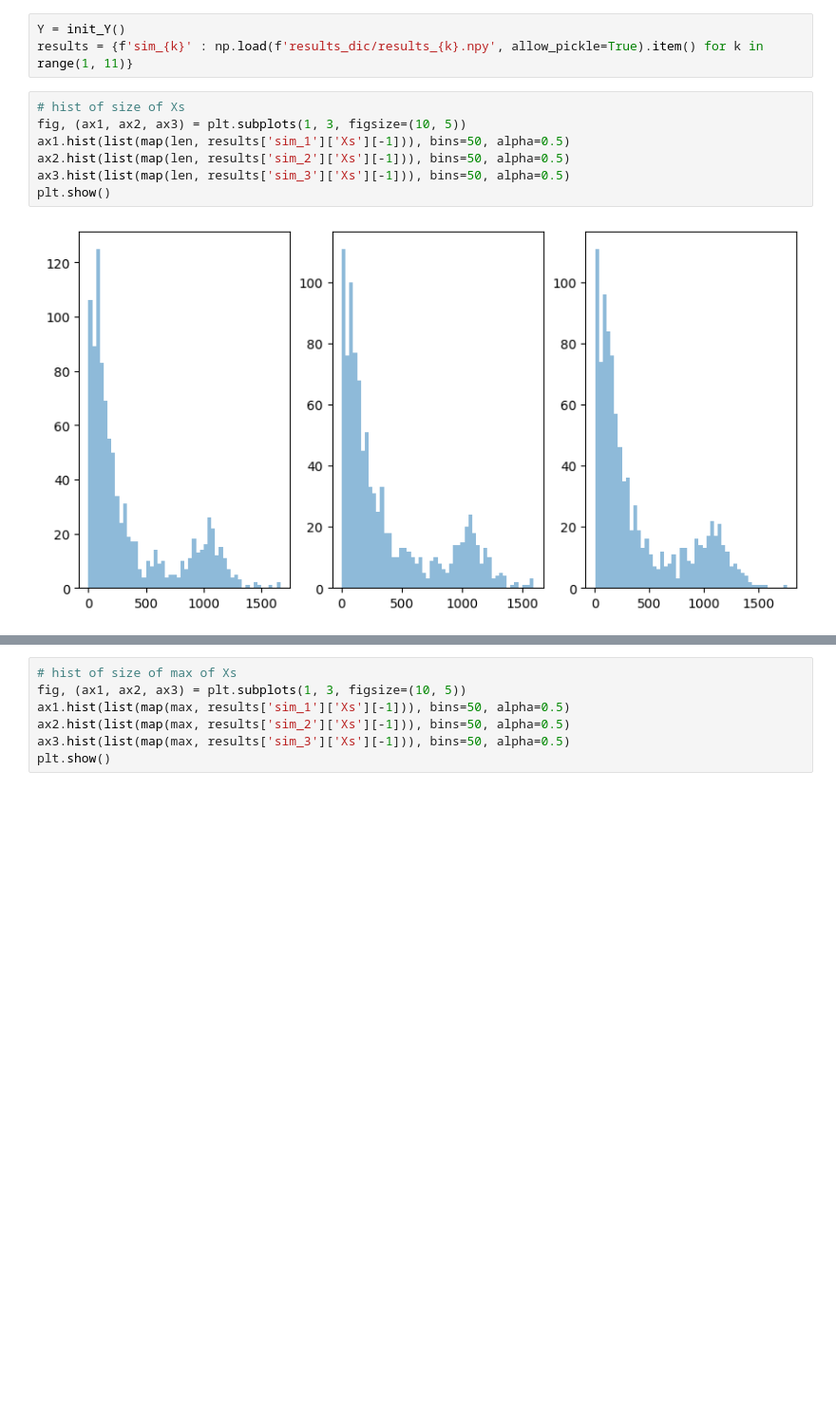
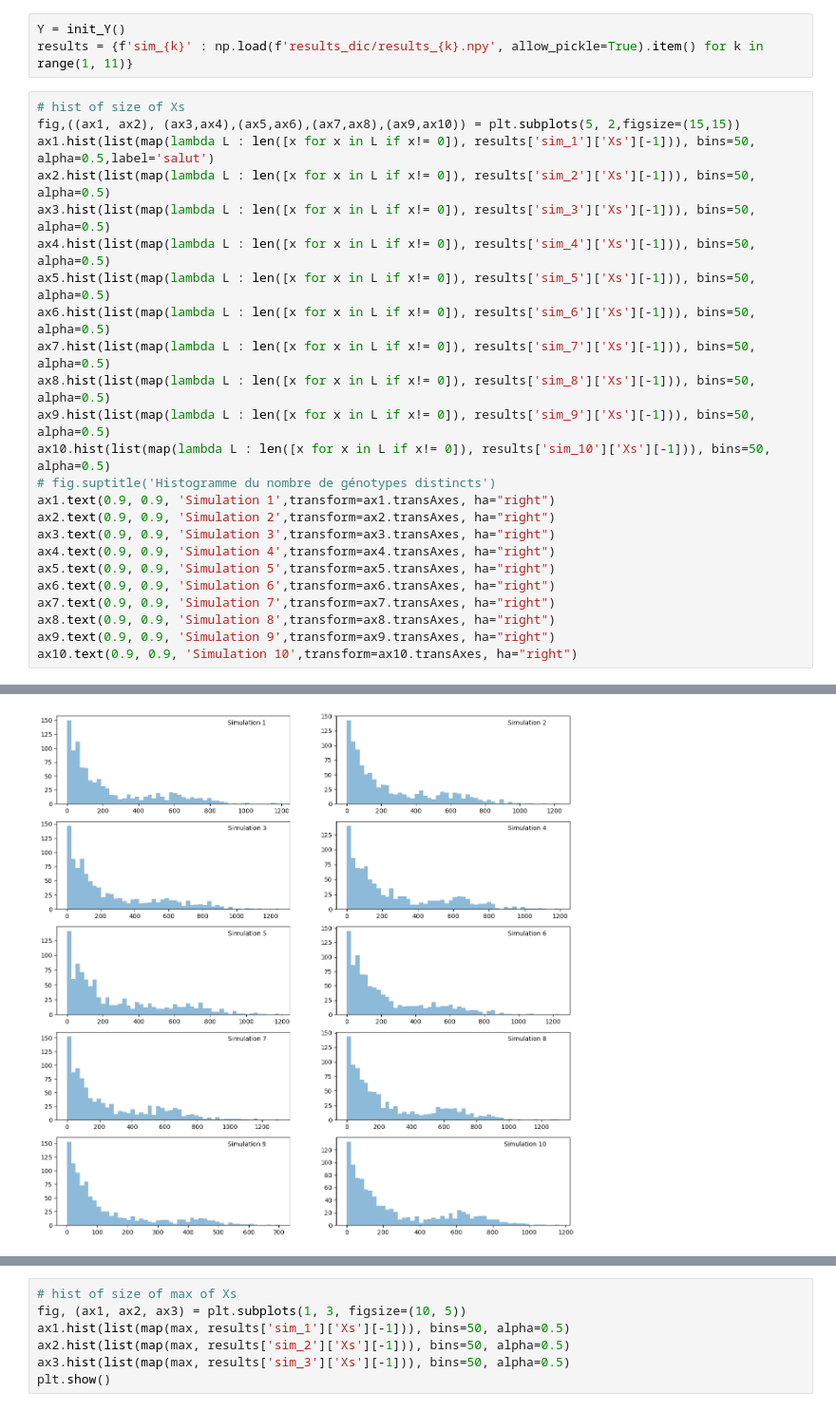
Before and after one commit to thibautvalour/SMC-for-Bayesian-Computation, a Jupyter notebook: results_analysis.ipynb, the cells around one changed output, grey strips where cells are left out. Shown: that part at 95% size. Drawn from its saved outputs; the diff is of its cells as text; blank space fills up the shorter version.

Commit message:
analyse resultats

```diff
--- a/results_analysis.ipynb
+++ b/results_analysis.ipynb
@@ -6,12 +6,28 @@ from metrics import distance
 # %%
 Y = init_Y()
 results = {f'sim_{k}' : np.load(f'results_dic/results_{k}.npy', allow_pickle=True).item() for k in range(1, 11)}
-# %%
-# hist of size of Xs
-fig, (ax1, ax2, ax3) = plt.subplots(1, 3, figsize=(10, 5))
-ax1.hist(list(map(len, results['sim_1']['Xs'][-1])), bins=50, alpha=0.5)
-ax2.hist(list(map(len, results['sim_2']['Xs'][-1])), bins=50, alpha=0.5)
-ax3.hist(list(map(len, results['sim_3']['Xs'][-1])), bins=50, alpha=0.5)
-plt.show()
-# %% [output]
-[figure, removed]
+# %%
+# hist of size of Xs
+fig,((ax1, ax2), (ax3,ax4),(ax5,ax6),(ax7,ax8),(ax9,ax10)) = plt.subplots(5, 2,figsize=(15,15))
+ax1.hist(list(map(lambda L : len([x for x in L if x!= 0]), results['sim_1']['Xs'][-1])), bins=50, alpha=0.5,label='salut')
+ax2.hist(list(map(lambda L : len([x for x in L if x!= 0]), results['sim_2']['Xs'][-1])), bins=50, alpha=0.5)
+ax3.hist(list(map(lambda L : len([x for x in L if x!= 0]), results['sim_3']['Xs'][-1])), bins=50, alpha=0.5)
+ax4.hist(list(map(lambda L : len([x for x in L if x!= 0]), results['sim_4']['Xs'][-1])), bins=50, alpha=0.5)
+ax5.hist(list(map(lambda L : len([x for x in L if x!= 0]), results['sim_5']['Xs'][-1])), bins=50, alpha=0.5)
+ax6.hist(list(map(lambda L : len([x for x in L if x!= 0]), results['sim_6']['Xs'][-1])), bins=50, alpha=0.5)
+ax7.hist(list(map(lambda L : len([x for x in L if x!= 0]), results['sim_7']['Xs'][-1])), bins=50, alpha=0.5)
+ax8.hist(list(map(lambda L : len([x for x in L if x!= 0]), results['sim_8']['Xs'][-1])), bins=50, alpha=0.5)
+ax9.hist(list(map(lambda L : len([x for x in L if x!= 0]), results['sim_9']['Xs'][-1])), bins=50, alpha=0.5)
+ax10.hist(list(map(lambda L : len([x for x in L if x!= 0]), results['sim_10']['Xs'][-1])), bins=50, alpha=0.5)
+# fig.suptitle('Histogramme du nombre de génotypes distincts')
+ax1.text(0.9, 0.9, 'Simulation 1',transform=ax1.transAxes, ha="right")
+ax2.text(0.9, 0.9, 'Simulation 2',transform=ax2.transAxes, ha="right")
+ax3.text(0.9, 0.9, 'Simulation 3',transform=ax3.transAxes, ha="right")
+ax4.text(0.9, 0.9, 'Simulation 4',transform=ax4.transAxes, ha="right")
+ax5.text(0.9, 0.9, 'Simulation 5',transform=ax5.transAxes, ha="right")
+ax6.text(0.9, 0.9, 'Simulation 6',transform=ax6.transAxes, ha="right")
+ax7.text(0.9, 0.9, 'Simulation 7',transform=ax7.transAxes, ha="right")
+ax8.text(0.9, 0.9, 'Simulation 8',transform=ax8.transAxes, ha="right")
+ax9.text(0.9, 0.9, 'Simulation 9',transform=ax9.transAxes, ha="right")
+ax10.text(0.9, 0.9, 'Simulation 10',transform=ax10.transAxes, ha="right")
+# %% [output]
@@ -17,0 +35 @@ plt.show()
+[figure, added]
```
Also changed, not shown: parts of 13 cells of this notebook.
